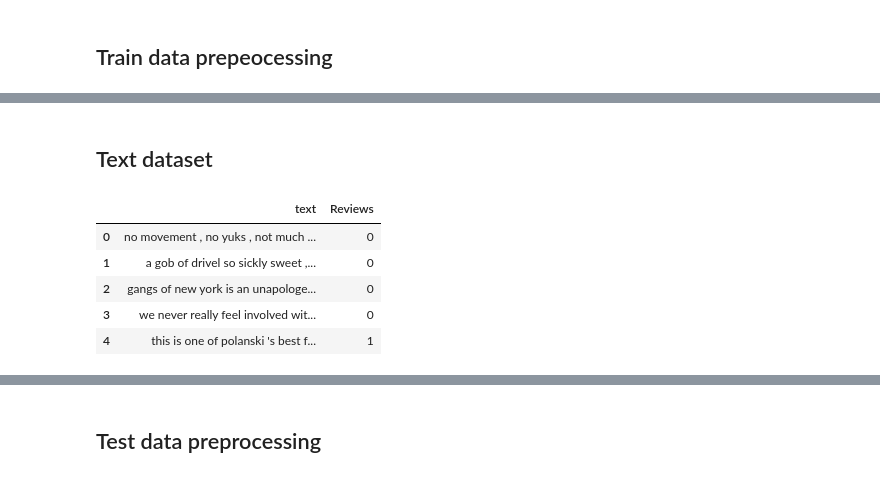
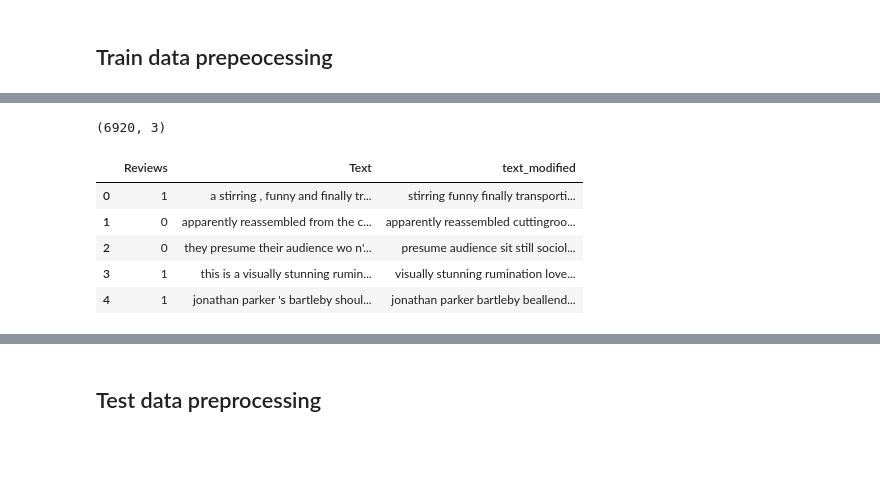
Before and after one commit to ManishaLokasani/Manisha_INFO5731_Spring2023, a Jupyter notebook: In_class_exercise_05_04182023.ipynb, the cells around one changed output, grey strips where cells are left out. Saved outputs shown, nothing was run; the diff lists cells and outputs as text; code cells hidden in the pictures; blank space fills up the shorter version.

```diff
--- a/In_class_exercise_05_04182023.ipynb
+++ b/In_class_exercise_05_04182023.ipynb
@@ -136,2 +101,0 @@ trainDF.head()
-# %% [markdown]
-## Text dataset
@@ -145,12 +102,51 @@ for i, line in enumerate(data.split("\n")):
-# %%
-testDF = pd.DataFrame()
-testDF['text'] = texts
-testDF['Reviews'] = labels
-testDF.head()
-# %% [output]
-|  | text | Reviews |
-| 0 | no movement , no yuks , not much ... | 0 |
-| 1 | a gob of drivel so sickly sweet ,... | 0 |
-| 2 | gangs of new york is an unapologe... | 0 |
-| 3 | we never really feel involved wit... | 0 |
-| 4 | this is one of polanski 's best f... | 1 |
+# %%
+import nltk, re, string
+from nltk.corpus import stopwords
+from nltk.stem import PorterStemmer
+from textblob import Word
+nltk.download('stopwords')
+nltk.download("wordnet")
+nltk.download('omw-1.4')
+nltk.download('punkt')
+nltk.download('wordnet')
+from nltk.stem import WordNetLemmatizer
+from nltk.tokenize import RegexpTokenizer
+
+def tokenize_sentence(s):
+  # reviews = []
+  # for x in s:
+  #   reviews.append(nltk.word_tokenize(x))
+  st = PorterStemmer()
+  lemmatizer = WordNetLemmatizer()
+  tokenizer = RegexpTokenizer(r'\w+')
+  tokens = tokenizer.tokenize(s)
+  stem_words=[st.stem(w) for w in tokens]
+  lemma_words=[lemmatizer.lemmatize(w) for w in stem_words]
+  return " ".join(tokens)
+
+def remove_puntutation_and_special_chars(s):
+
+  s = s.replace('{html}',"")
+  s = re.sub(r'http\S+', '',s)
+  cleanr = re.compile('<.*?>')
+  cleantext = re.sub(cleanr, '', s)
+  # return cleantext
+  return "".join([x for x in cleantext if x not in string.punctuation])
+
+def remove_nums(s):
+  return re.sub(r'[0-9]+', '', s)
+
+def remove_stopwords(s):
+  stop = stopwords.words("english")
+  return " ".join(x for x in s.split() if len(x)>2 if x not in stop)
+
+def lower_all(s):
+  return " ".join(x.lower() for x in s.split())
+
+train_df["text_modified"] = train_df["Text"].replace("\n","")
+operations = [remove_puntutation_and_special_chars, remove_nums, lower_all, remove_stopwords]
+for op in operations:
+  train_df["text_modified"] = train_df["text_modified"].apply(op)
+print(train_df.shape)
+train_df.head()
+# %% [output]
@@ -156,0 +161,7 @@ testDF.head()
+(6920, 3)
+|  | Reviews | Text | text_modified |
+| 0 | 1 | a stirring , funny and finally tr... | stirring funny finally transporti... |
+| 1 | 0 | apparently reassembled from the c... | apparently reassembled cuttingroo... |
+| 2 | 0 | they presume their audience wo n'... | presume audience sit still sociol... |
+| 3 | 1 | this is a visually stunning rumin... | visually stunning rumination love... |
+| 4 | 1 | jonathan parker 's bartleby shoul... | jonathan parker bartleby beallend... |
```
Also changed, not shown: parts of 117 cells of this notebook.
